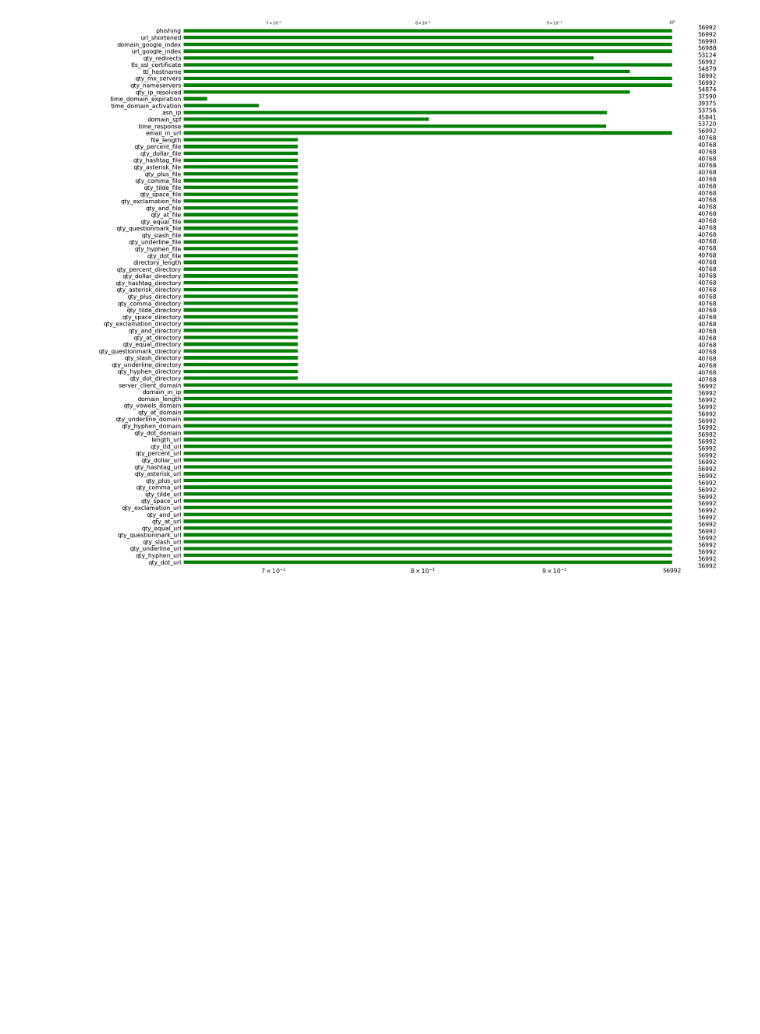
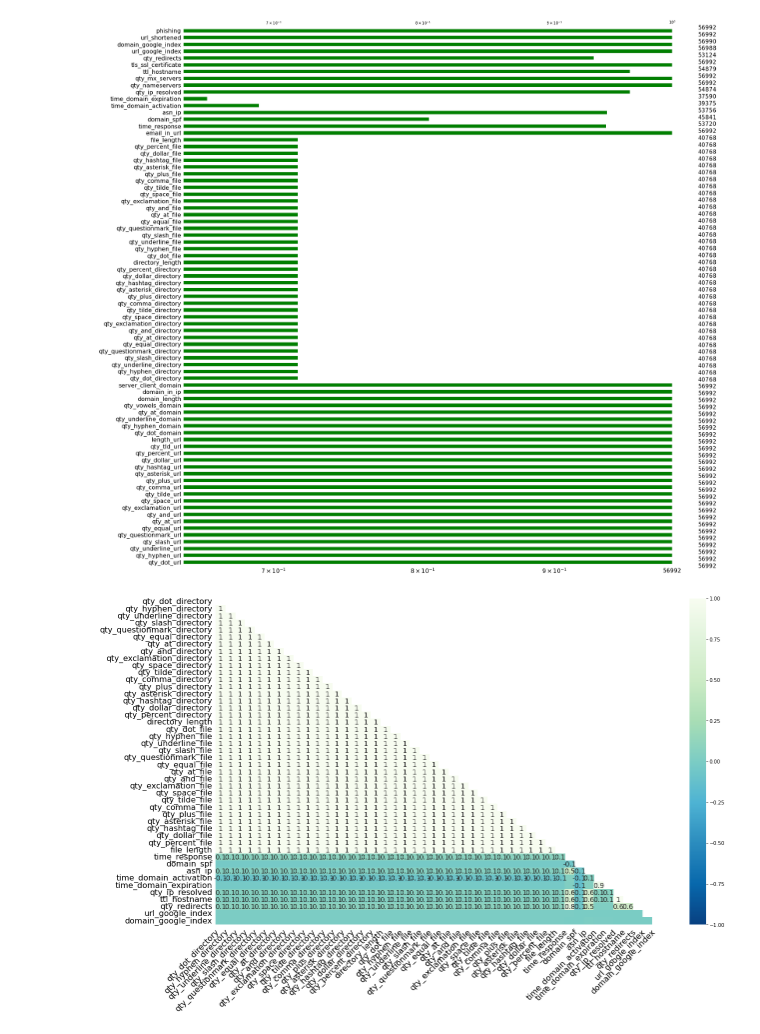
Before and after one commit to Tanya-11/cmpe255-TermProject, a Jupyter notebook: 255Final.ipynb, the cells around one changed output. Drawn from its saved outputs; the diff is of its cells as text; code cells hidden in the pictures; blank space fills up the shorter version.

```diff
--- a/255Final.ipynb
+++ b/255Final.ipynb
@@ -238,3 +238,7 @@ dtype: int64
 msno.bar(df_imp, log = True, color = 'g');
 # %% [output]
 [figure]
+# %%
+msno.heatmap(df_imp,  cmap='GnBu_r');
+# %% [output]
+[figure, added]
```
Also changed, not shown: parts of 7 cells of this notebook, 1 other file.
